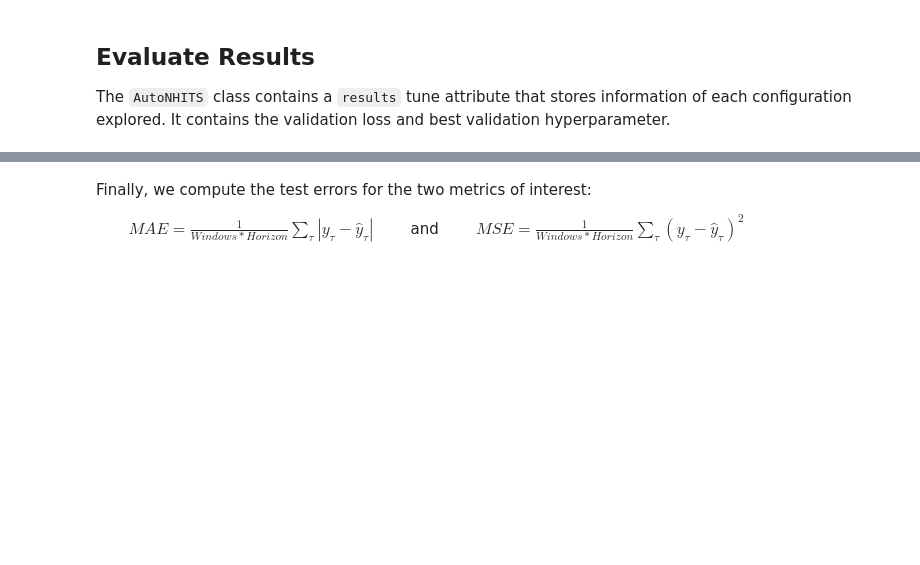
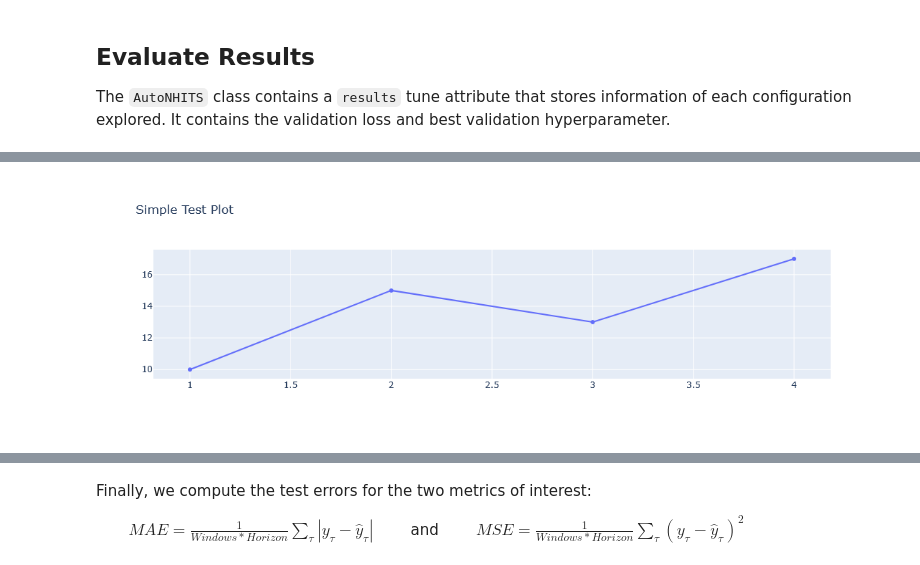
Before and after one commit to hindrikson/load_tms, a Jupyter notebook: NHiTS.ipynb, the cells around one changed output, grey strips where cells are left out. Saved outputs shown, nothing was run; the diff lists cells and outputs as text; code cells hidden in the pictures; blank space fills up the shorter version.

```diff
--- a/NHiTS.ipynb
+++ b/NHiTS.ipynb
@@ -346 +445,13 @@ Params {'input_size': 48, 'start_padding_enabled': True, 'n_blocks': [1, 1, 1, 1
+# %%
+# Create a simple line plot
+fig = go.Figure()
+fig.add_trace(go.Scatter(x=[1, 2, 3, 4], y=[10, 15, 13, 17]))
+fig.update_layout(title="Simple Test Plot")
+
+fig.show()
+# Test with CometML
+# fig.write_html("test_plot.html")
+# experiment.log_asset("test_plot.html")
+# %% [output]
+[figure, added]
 # %%
```
Also changed, not shown: parts of 10 cells of this notebook, 30 other files.
